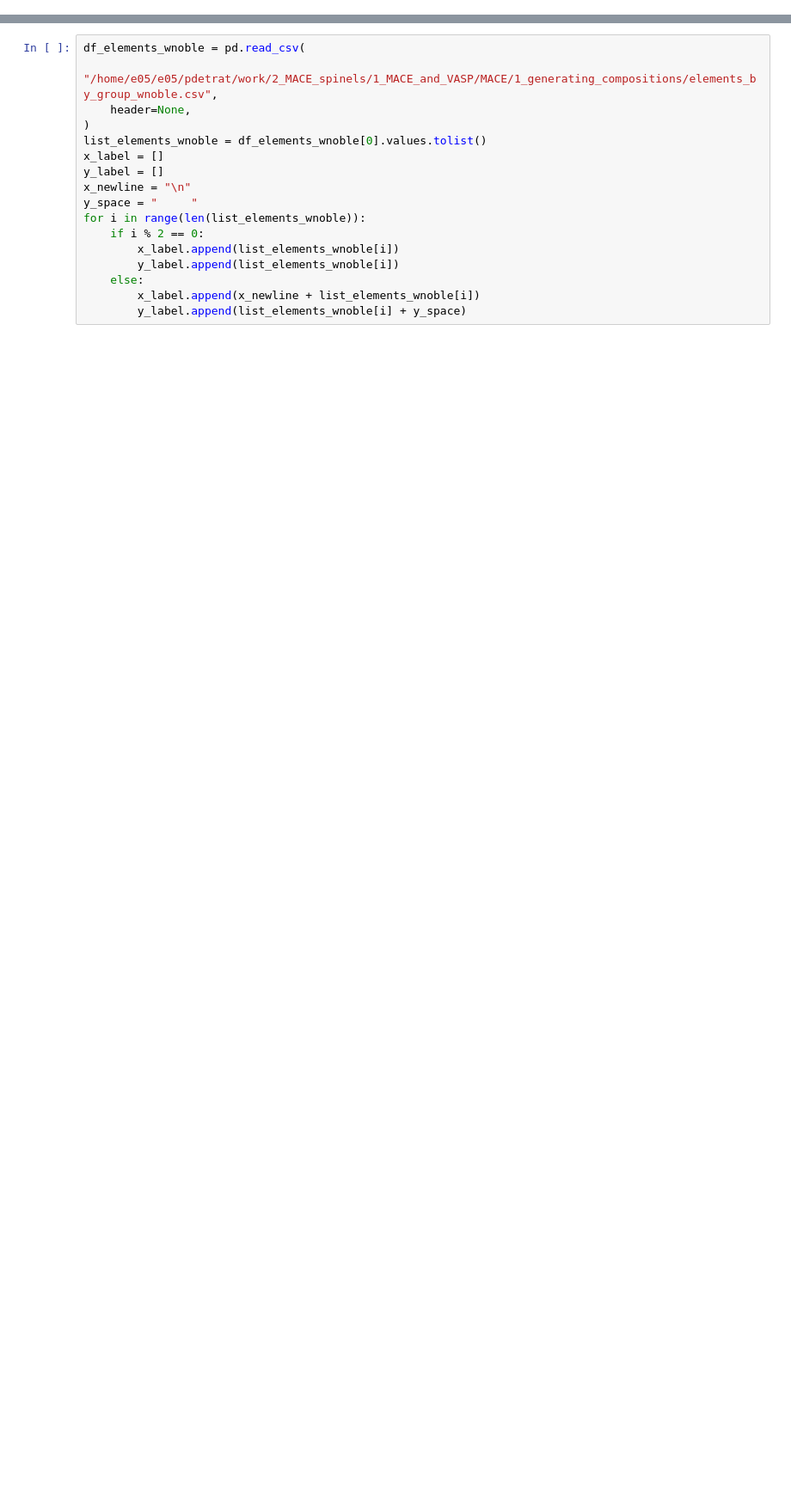
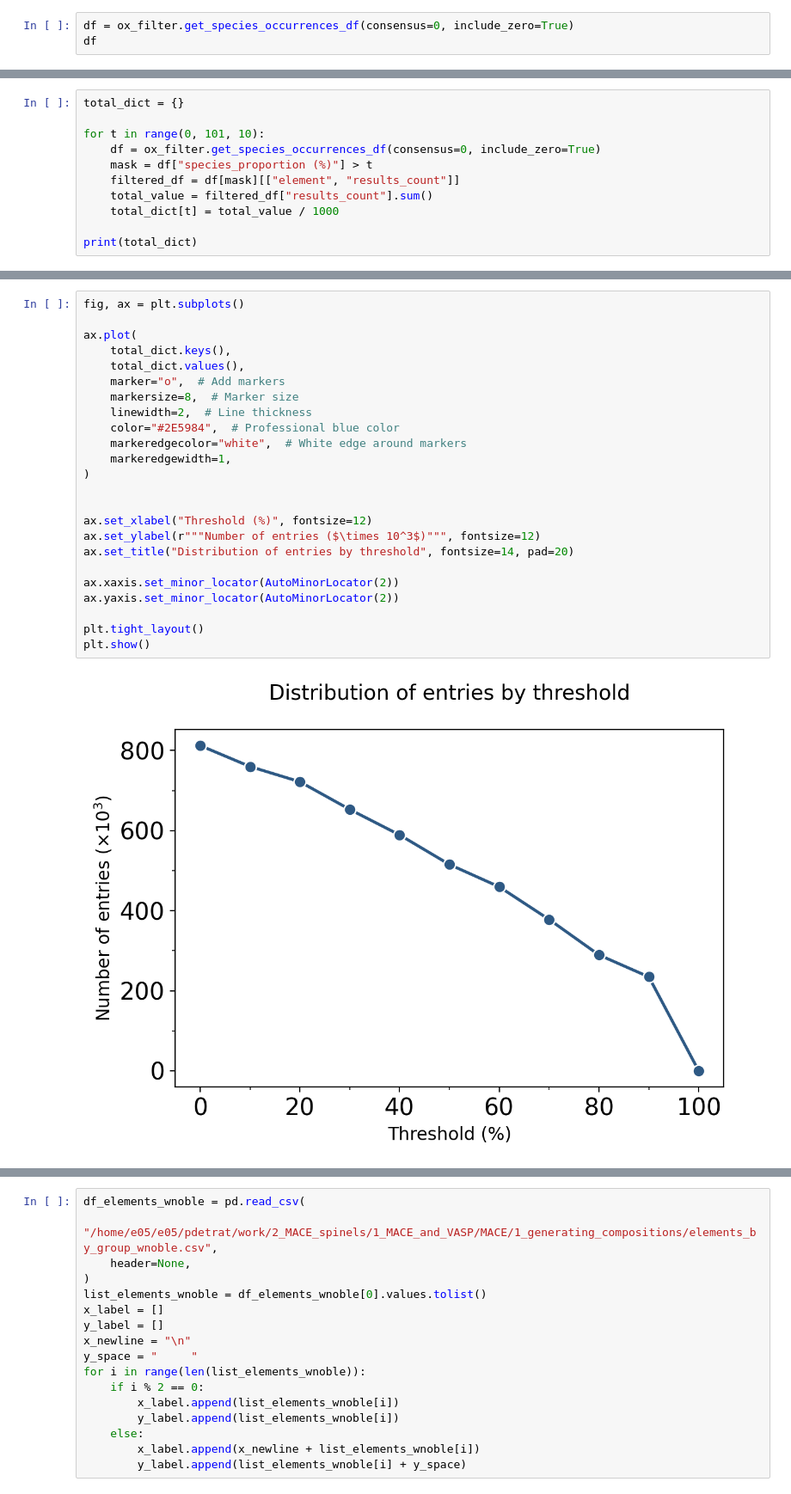
Before and after one commit to KingaMas/SMACT, a Jupyter notebook: figures.ipynb, the cells around one changed output, grey strips where cells are left out. Shown: that part at 86% size. Cells and saved outputs as stored; diff of their text form; blank space fills up the shorter version.

```diff
--- a/figures.ipynb
+++ b/figures.ipynb
@@ -4,0 +71,3 @@ import pandas as pd
+# %%
+df = ox_filter.get_species_occurrences_df(consensus=0, include_zero=True)
+df
@@ -4,0 +88,11 @@ import pandas as pd
+# %%
+total_dict = {}
+
+for t in range(0, 101, 10):
+    df = ox_filter.get_species_occurrences_df(consensus=0, include_zero=True)
+    mask = df["species_proportion (%)"] > t
+    filtered_df = df[mask][["element", "results_count"]]
+    total_value = filtered_df["results_count"].sum()
+    total_dict[t] = total_value / 1000
+
+print(total_dict)
@@ -5,2 +114,28 @@ import pandas as pd
+# %%
+fig, ax = plt.subplots()
+
+ax.plot(
+    total_dict.keys(),
+    total_dict.values(),
+    marker="o",  # Add markers
+    markersize=8,  # Marker size
+    linewidth=2,  # Line thickness
+    color="#2E5984",  # Professional blue color
+    markeredgecolor="white",  # White edge around markers
+    markeredgewidth=1,
+)
+
+
+ax.set_xlabel("Threshold (%)", fontsize=12)
+ax.set_ylabel(r"""Number of entries ($\times 10^3$)""", fontsize=12)
+ax.set_title("Distribution of entries by threshold", fontsize=14, pad=20)
+
+ax.xaxis.set_minor_locator(AutoMinorLocator(2))
+ax.yaxis.set_minor_locator(AutoMinorLocator(2))
+
+plt.tight_layout()
+plt.show()
+# %% [output]
+[figure, added]
 # %%
 # Create a colormap
```
Also changed, not shown: parts of 10 cells of this notebook.
